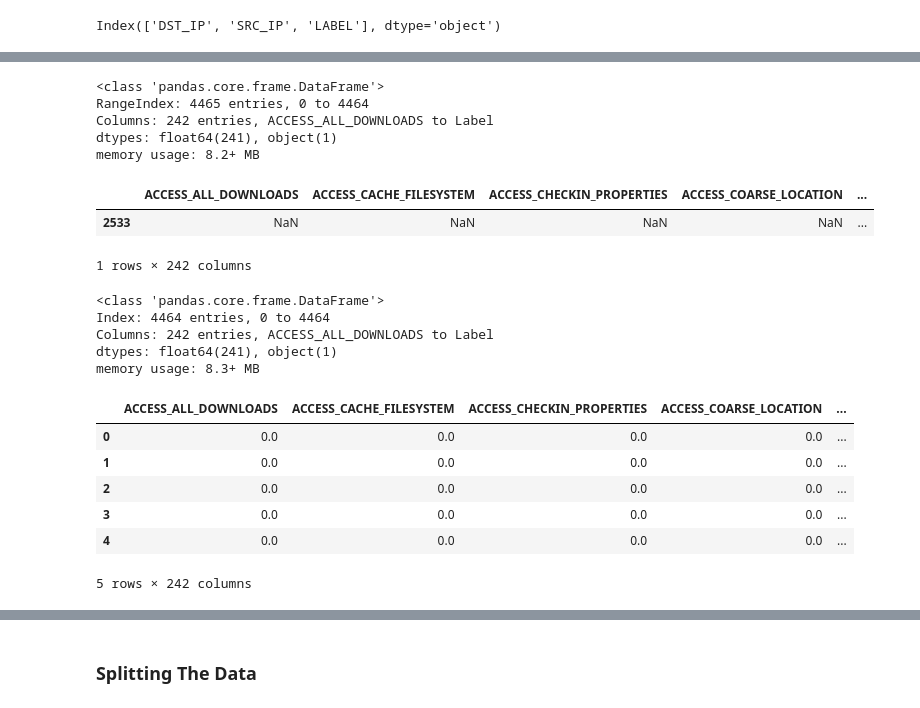
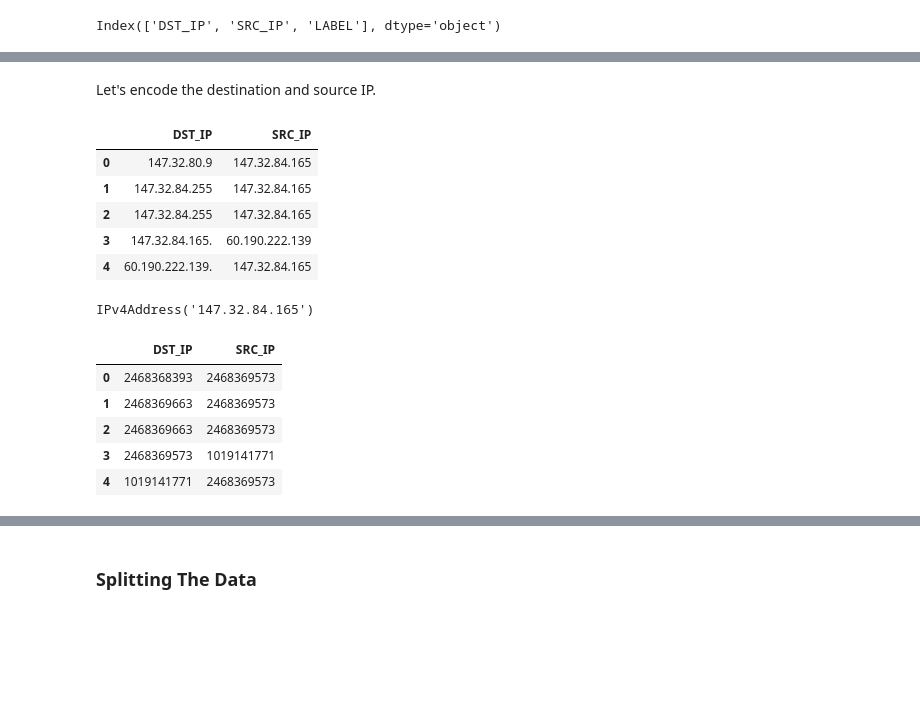
Before and after one commit to ialvata/pytorch_exploration, a Jupyter notebook: 02_pytorch_multiclass.ipynb, the cells around one changed output, grey strips where cells are left out. Saved outputs shown, nothing was run; the diff lists cells and outputs as text; code cells hidden in the pictures; blank space fills up the shorter version.

```diff
--- a/02_pytorch_multiclass.ipynb
+++ b/02_pytorch_multiclass.ipynb
@@ -58,8 +61,11 @@ True
 We need to transform the object columns, and deal with missing data.
 # %% [markdown]
 ### Preprocessing The Data
+# %%
+preprocessed_data = raw_data.copy(deep=True)
+# since we have enough memory, it should be ok. This will avoid messing the original data.
 # %%
-object_columns = raw_data.select_dtypes(include=['object'])
+object_columns = preprocessed_data.select_dtypes(include=['object'])
 object_columns.columns
 # %% [output]
 Index(['DST_IP', 'SRC_IP', 'LABEL'], dtype='object')
@@ -81,35 +72,12 @@ Not only the values are just 0 and 1, this matrix is very sparse.
-# %%
-raw_data.info()
-# %% [output]
-<class 'pandas.core.frame.DataFrame'>
-RangeIndex: 4465 entries, 0 to 4464
-Columns: 242 entries, ACCESS_ALL_DOWNLOADS to Label
-dtypes: float64(241), object(1)
-memory usage: 8.2+ MB
-# %%
-raw_data[raw_data.isna().any(axis=1)]
-# there's only 1 row whose values have at leas an NaN
-# %% [output]
-|  | ACCESS_ALL_DOWNLOADS | ACCESS_CACHE_FILESYSTEM | ACCESS_CHECKIN_PROPERTIES | ACCESS_COARSE_LOCATION | ... |
-| 2533 | NaN | NaN | NaN | NaN | ... |
-1 rows × 242 columns
-# %%
-preprocessed_data = raw_data.dropna()
-preprocessed_data.info() # 4464 entries, one less than before
-# %% [output]
-<class 'pandas.core.frame.DataFrame'>
-Index: 4464 entries, 0 to 4464
-Columns: 242 entries, ACCESS_ALL_DOWNLOADS to Label
-dtypes: float64(241), object(1)
-memory usage: 8.3+ MB
-# %%
-preprocessed_data.head()
-# label needs to be encoded.
-# %% [output]
-|  | ACCESS_ALL_DOWNLOADS | ACCESS_CACHE_FILESYSTEM | ACCESS_CHECKIN_PROPERTIES | ACCESS_COARSE_LOCATION | ... |
-| 0 | 0.0 | 0.0 | 0.0 | 0.0 | ... |
-| 1 | 0.0 | 0.0 | 0.0 | 0.0 | ... |
-| 2 | 0.0 | 0.0 | 0.0 | 0.0 | ... |
-| 3 | 0.0 | 0.0 | 0.0 | 0.0 | ... |
-| 4 | 0.0 | 0.0 | 0.0 | 0.0 | ... |
-5 rows × 242 columns
+# %% [markdown]
+Let's encode the destination and source IP.
+# %%
+object_columns[['DST_IP', 'SRC_IP']].head()
+# notice row with index 3. There's an extra final "."
+# %% [output]
+|  | DST_IP | SRC_IP |
+| 0 | 147.32.80.9 | 147.32.84.165 |
+| 1 | 147.32.84.255 | 147.32.84.165 |
+| 2 | 147.32.84.255 | 147.32.84.165 |
+| 3 | 147.32.84.165. | 60.190.222.139 |
+| 4 | 60.190.222.139. | 147.32.84.165 |
@@ -116,2 +87,17 @@ preprocessed_data.head()
+# %%
+ipaddress.ip_address(ip_encoding("147.32.84.165."))
+# %% [output]
+IPv4Address('147.32.84.165')
+# %%
+preprocessed_data['DST_IP'] = preprocessed_data['DST_IP'].apply(ip_encoding)
+preprocessed_data["SRC_IP"] = preprocessed_data['SRC_IP'].apply(ip_encoding)
+preprocessed_data[['DST_IP',"SRC_IP"]].head()
+# %% [output]
+|  | DST_IP | SRC_IP |
+| 0 | 2468368393 | 2468369573 |
+| 1 | 2468369663 | 2468369573 |
+| 2 | 2468369663 | 2468369573 |
+| 3 | 2468369573 | 1019141771 |
+| 4 | 1019141771 | 2468369573 |
 # %%
 label_enc = LabelEncoder()
```
Also changed, not shown: parts of 17 cells of this notebook.
